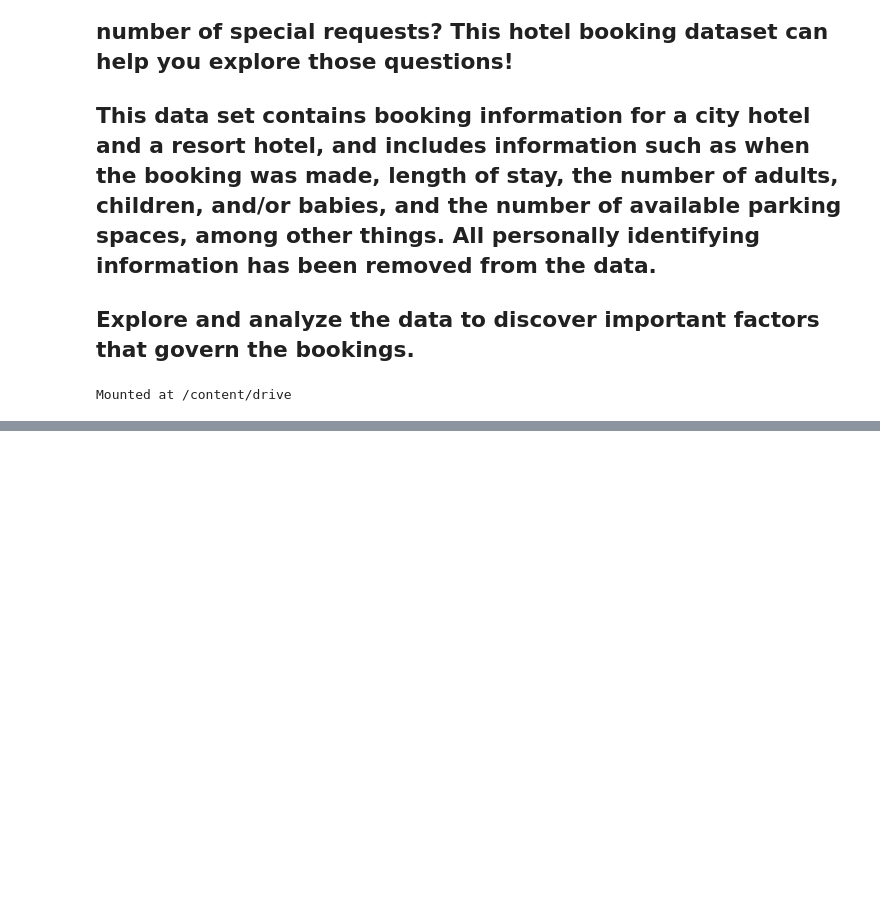
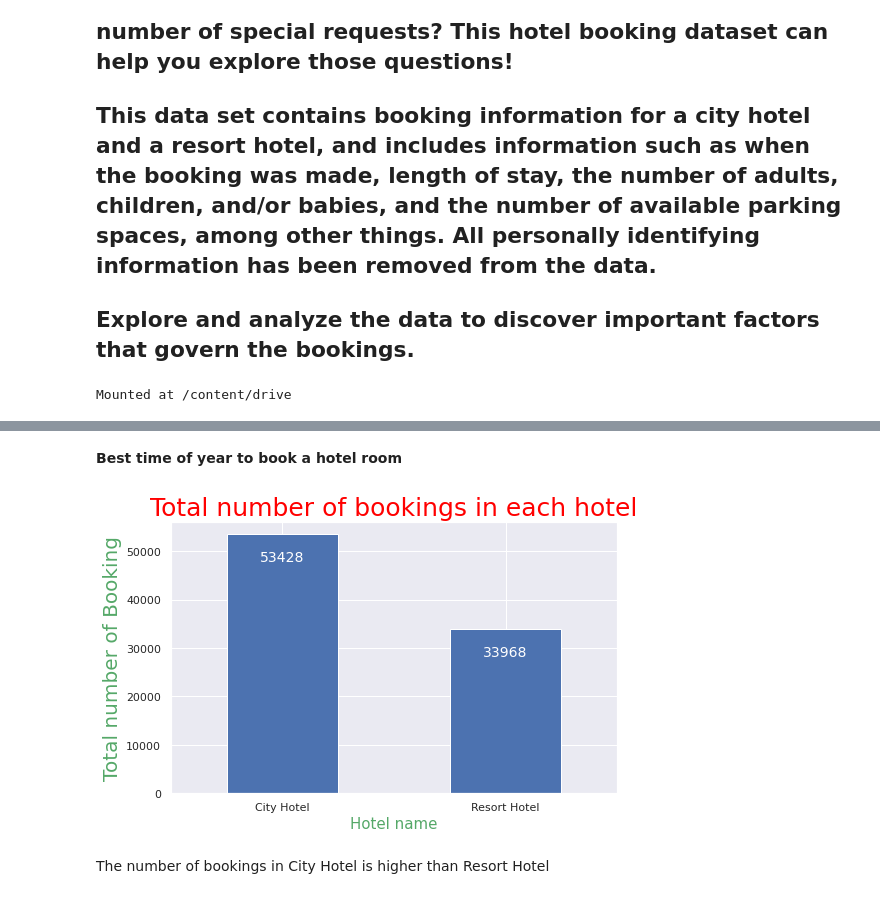
Before and after one commit to SUSOVAN-061/EDA-HOTEL-BOOKING, a Jupyter notebook: Final_Hotel_Booking_Analysis_Capstone_Project.ipynb, the cells around one changed output, grey strips where cells are left out. Saved outputs shown, nothing was run; the diff lists cells and outputs as text; code cells hidden in the pictures; blank space fills up the shorter version.

```diff
--- a/Final_Hotel_Booking_Analysis_Capstone_Project.ipynb
+++ b/Final_Hotel_Booking_Analysis_Capstone_Project.ipynb
@@ -18,0 +78,3 @@ import matplotlib.pyplot as plt
+# %%
+#checking duplicate values
+df.drop_duplicates(inplace=True)
@@ -18,0 +120,8 @@ import matplotlib.pyplot as plt
+# %%
+df.drop(columns='company',inplace=True)
+# %%
+## For the missing values in the country column, replace it with mode (value that appears most often)
+df['country'].fillna(df.country.mode().to_string(), inplace=True)
+
+## for missing children value, replace it with rounded mean value
+df['children'].fillna(round(df.children.mean()), inplace=True)
@@ -18,0 +150,2 @@ import matplotlib.pyplot as plt
+# %%
+df['agent'] = df['agent'].fillna(0.0)
@@ -18,0 +172,16 @@ import matplotlib.pyplot as plt
+# %% [markdown]
+**Best time of year to book a hotel room**
+# %%
+## Total booking in each Hotel
+sns.set_theme(style="darkgrid")
+ax=df['hotel'].value_counts().plot.bar(rot=0,figsize=(8,5))
+ax.set_xlabel('Hotel name',{'fontsize':15,'color':'g'})
+ax.set_ylabel('Total number of Booking',{'fontsize':20,'color':'g'})
+ax.set_title("Total number of bookings in each hotel",{'fontsize':25,'color':'red'})
+for p in ax.patches:
+    ax.annotate(f'\n{p.get_height()}',
+                (p.get_x() + p.get_width() / 2, p.get_height()), ha='center', va='top', color='white', size=14)
+# %% [output]
+[figure, added]
+# %% [markdown]
+The number of bookings in City Hotel is higher than Resort Hotel
```
Also changed, not shown: parts of 105 cells of this notebook.
